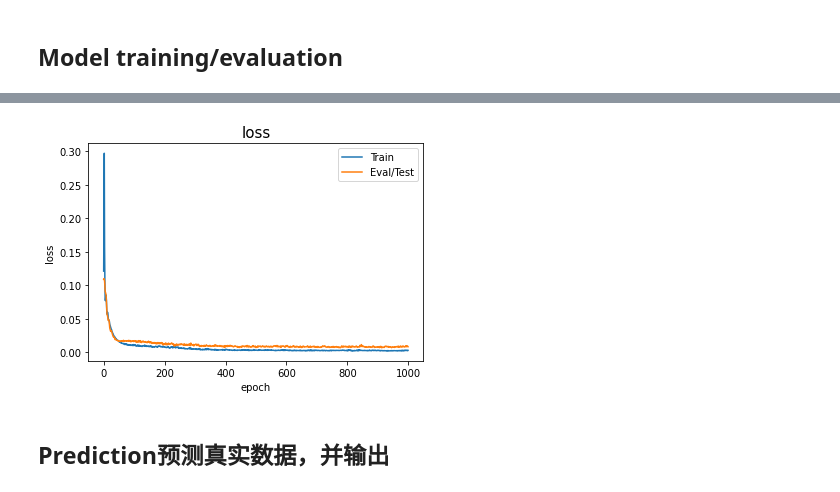
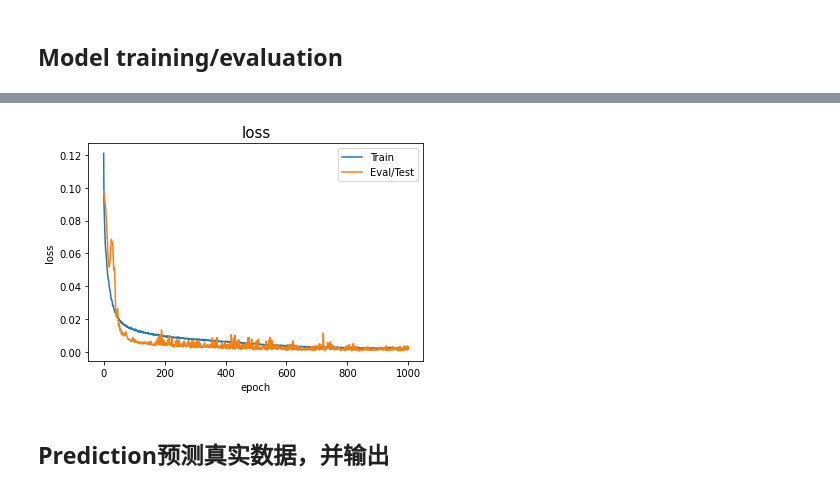
Before and after one commit to KennyNg-19/lkx_gnn, a Jupyter notebook: GCN_17_May.ipynb, the cells around one changed output, grey strips where cells are left out. Drawn from its saved outputs; the diff is of its cells as text; code cells hidden in the pictures.

```diff
--- a/GCN_17_May.ipynb
+++ b/GCN_17_May.ipynb
@@ -135,7 +135,7 @@ validation_Y = torch.tensor(np.array(validation_Y.astype('f')))
 
 train_data = Data(x = train_X, edge_index = edges_train, y = train_Y)
 test_data = Data(x = test_X, edge_index = edges_test, y = test_Y)
-validation_data = Data(x = validation_X, edge_index = edges_validation, y = validation_Y)
+val_data = Data(x = validation_X, edge_index = edges_validation, y = validation_Y)
 
 # ACH_MEAN = dataset_train.ACH.mean()
 # ACH_var = dataset_train.ACH.var()
@@ -157,9 +157,8 @@ train_Y_var = train_Y.var()
 # 构造模型
 model = my_models.GCN1()
 
-# optimizer = torch.optim.Adam(model.parameters(), lr=0.025, weight_decay=1e-4)
 # 学习优化器
-learning_rate = 8e-3
+learning_rate = 8e-4 # TODO 降低，模型太好了，收敛过快！
 weight_decay = 1e-4
 optimizer = torch.optim.Adam(model.parameters(), lr=learning_rate, weight_decay=weight_decay)
 
@@ -170,14 +169,14 @@ loss_f = torch.nn.HuberLoss(reduction='mean', delta=0.15)
 # 设置训练网络的参数
 # 记录 epoch loss
 train_losses = []
-eval_losses = []
+val_losses = []
 
 
 # ====== 未使用到的参数 =======
 # 训练【总的】次数 - 用于整个训练的画图
 train_step = 0
 # 测试【总的】次数 - 用于整个训练的画图
-test_step = 0
+val_step = 0
 # training hyper params
 batch_size = 100 # 未使用到
 
@@ -185,11 +184,11 @@ batch_size = 100 # 未使用到
 # 训练轮数
 epoch = 1000
 
-def draw_loss(train_losses, eval_losses):
+def draw_loss(train_losses, val_losses):
   plt.figure()
   plt.title('loss',fontsize=15)
   plt.plot(train_losses,'-')
-  plt.plot(eval_losses,'-')
+  plt.plot(val_losses,'-')
   plt.ylabel('loss')
   plt.xlabel('epoch')
   plt.legend(['Train','Eval/Test'])
@@ -199,6 +198,7 @@ def draw_loss(train_losses, eval_losses):
 train_losses = []
 test_losses = []
 
+print(f'=======Totally train {epoch} epochs=======')
 for epoch_no in range(epoch):
 
     # 训练步骤开始
@@ -231,18 +231,20 @@ for epoch_no in range(epoch):
     model.eval()
 
     # TODO 以下均为epoch为单位
-    # test_loss_total = 0 # 单独记下整个epoch的test loss
-    # test_correct_total = 0 # 为了最后，计算总的 acc
+    # val_loss_epoch = 0 # 单独记下整个epoch的val loss
+    # val_correct_epoch = 0 # 为了最后，计算总的 acc
 
     with torch.no_grad(): # freeze gradient
 
-        eval_output = model(test_data.x, test_data.edge_index)
-        eval_loss = loss_f(eval_output, test_data.y)
+        # val_output = model(test_data.x, test_data.edge_index)
+        # val_loss = loss_f(val_output, test_data.y)
+        val_output = model(val_data.x, val_data.edge_index)
+        val_loss = loss_f(val_output, val_data.y)
 
         # record
-        test_losses.append(eval_loss.data)
-        # test_loss_total += test_loss.data
-        # test_step = test_step + 1
+        val_losses.append(val_loss.data)
+        # val_loss_total += val_loss.data
+        # val_step = val_step + 1
 
     # ===========一个epoch 算一次 ============
     if (epoch_no+1) % (epoch/10) == 0:
@@ -251,13 +253,17 @@ for epoch_no in range(epoch):
         train_correct = abs((train_output - train_data.y)/train_output) < 0.25  # Check against ground-truth labels.
         train_acc = int(train_correct.sum()) / len(train_output)
 
-        eval_correct = abs((eval_output - test_data.y)/eval_output) < 0.25  # Check against ground-truth labels.
-        eval_acc = int(eval_correct.sum()) / len(eval_output)
+        val_correct = abs((val_output - val_data.y)/val_output) < 0.25  # Check against ground-truth labels.
+        val_acc = int(val_correct.sum()) / len(val_output)
 
         print("train loss: {:.4f}, acc: {:.4f}".format(train_loss.data, train_acc) +
-              " | eval loss: {:4f}, acc: {:4f}".format(eval_loss.data, eval_acc))
+              " | val loss: {:4f}, acc: {:4f}".format(val_loss.data, val_acc))
 
     # print(epoch_no % (epoch/10))
+    # 保存当前epoch的model参数
 
-draw_loss(train_losses, test_losses)
+    # torch.save(model, f"model_pth/{model.__class__.__name__}_ep{i}.pth")
+    # print(f"epoch{epoch_no}的模型已保存")
+
+draw_loss(train_losses, val_losses)
 # %% [output]
@@ -284,4 +287,4 @@ train loss: 0.0029, acc: 0.9500 | eval loss: 0.008208, acc: 0.892544
-[figure, old version]
+[figure, new version]
 # %% [markdown]
 ## Prediction预测真实数据，并输出
 # %%
```
Also changed, not shown: parts of 2 cells of this notebook.
